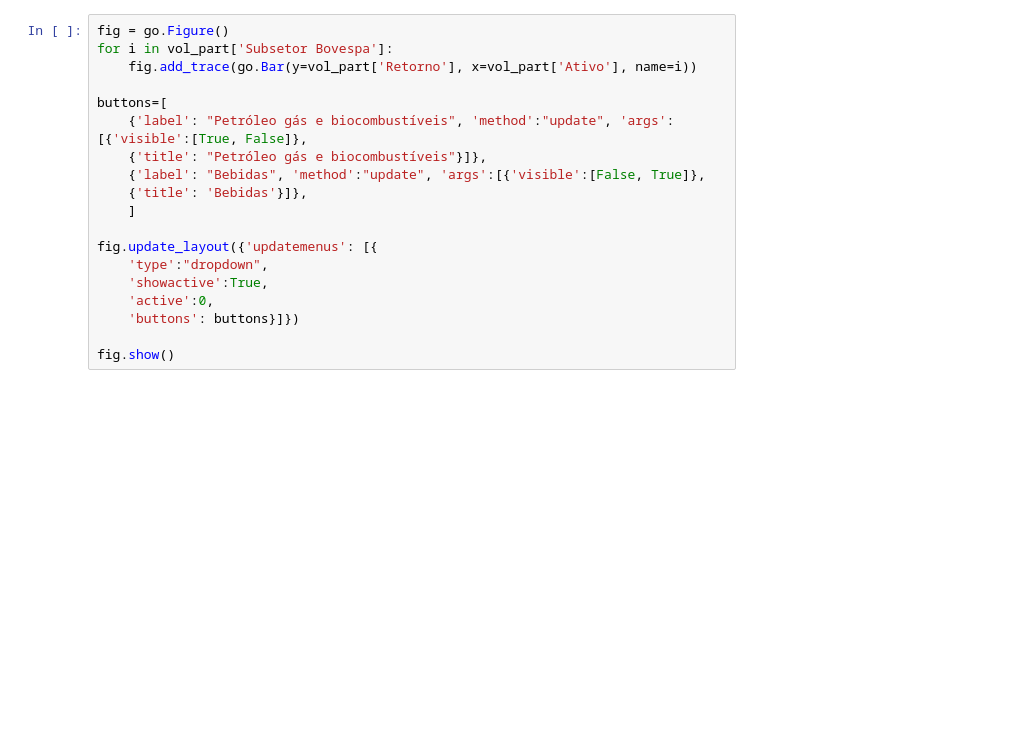
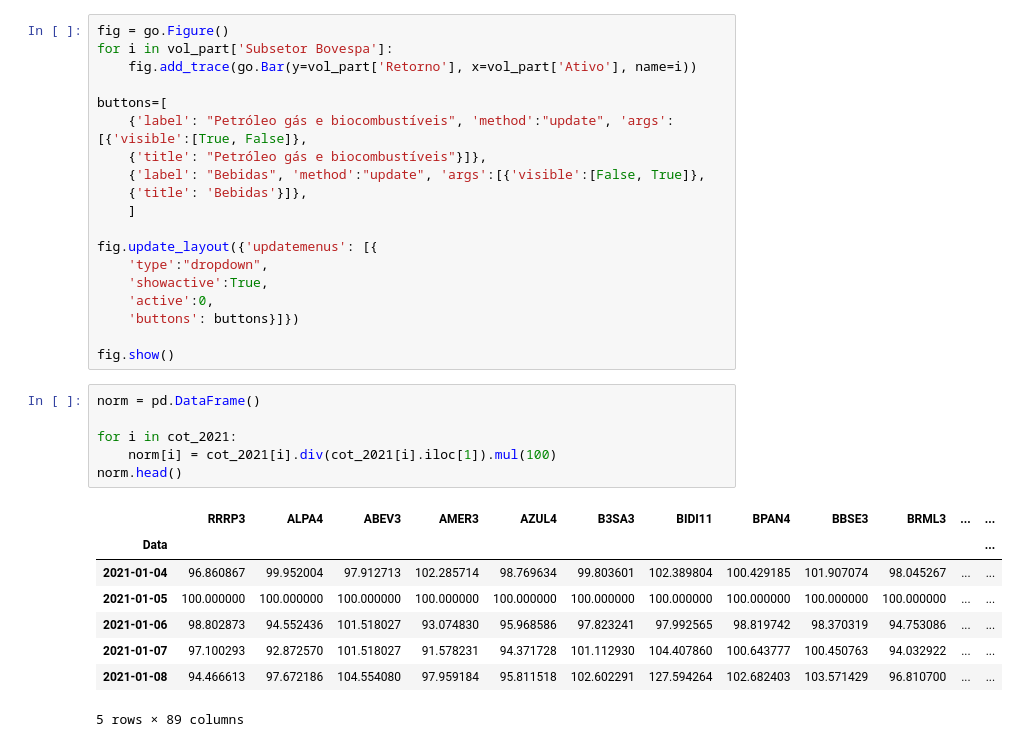
Before and after one commit to Jhonattanln/Ploty-Dispersao, a Jupyter notebook: volatility.ipynb, the cells around one changed output. Saved outputs shown, nothing was run; the diff lists cells and outputs as text; blank space fills up the shorter version.

```diff
--- a/volatility.ipynb
+++ b/volatility.ipynb
@@ -230,3 +230,18 @@ fig.update_layout({'updatemenus': [{
     'buttons': buttons}]})
 
 fig.show()
+# %%
+norm = pd.DataFrame()
+
+for i in cot_2021:
+    norm[i] = cot_2021[i].div(cot_2021[i].iloc[1]).mul(100)
+norm.head()
+# %% [output]
+|  | RRRP3 | ALPA4 | ABEV3 | AMER3 | AZUL4 | B3SA3 | BIDI11 | BPAN4 | BBSE3 | BRML3 | ... | ... |
+| Data |  |  |  |  |  |  |  |  |  |  |  | ... |
+| 2021-01-04 | 96.860867 | 99.952004 | 97.912713 | 102.285714 | 98.769634 | 99.803601 | 102.389804 | 100.429185 | 101.907074 | 98.045267 | ... | ... |
+| 2021-01-05 | 100.000000 | 100.000000 | 100.000000 | 100.000000 | 100.000000 | 100.000000 | 100.000000 | 100.000000 | 100.000000 | 100.000000 | ... | ... |
+| 2021-01-06 | 98.802873 | 94.552436 | 101.518027 | 93.074830 | 95.968586 | 97.823241 | 97.992565 | 98.819742 | 98.370319 | 94.753086 | ... | ... |
+| 2021-01-07 | 97.100293 | 92.872570 | 101.518027 | 91.578231 | 94.371728 | 101.112930 | 104.407860 | 100.643777 | 100.450763 | 94.032922 | ... | ... |
+| 2021-01-08 | 94.466613 | 97.672186 | 104.554080 | 97.959184 | 95.811518 | 102.602291 | 127.594264 | 102.682403 | 103.571429 | 96.810700 | ... | ... |
+5 rows × 89 columns
```
